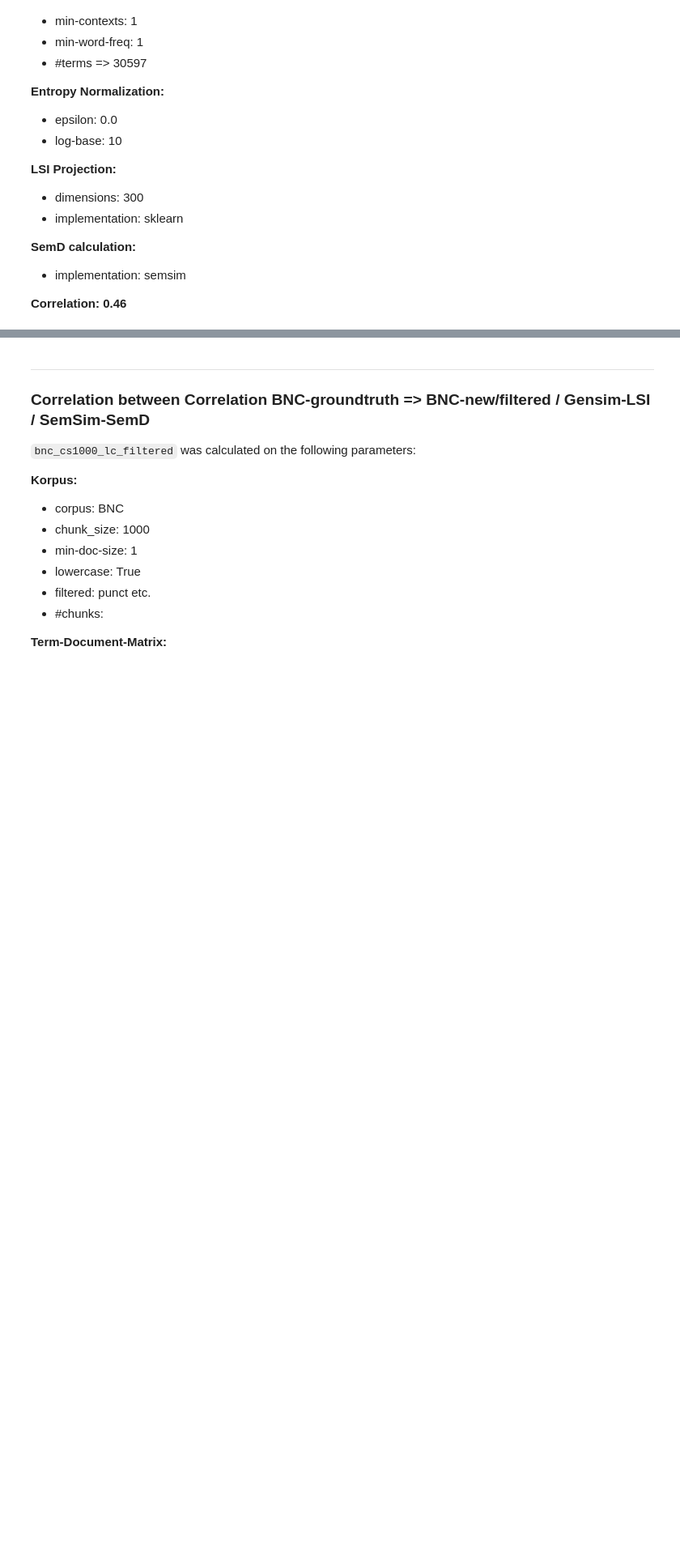
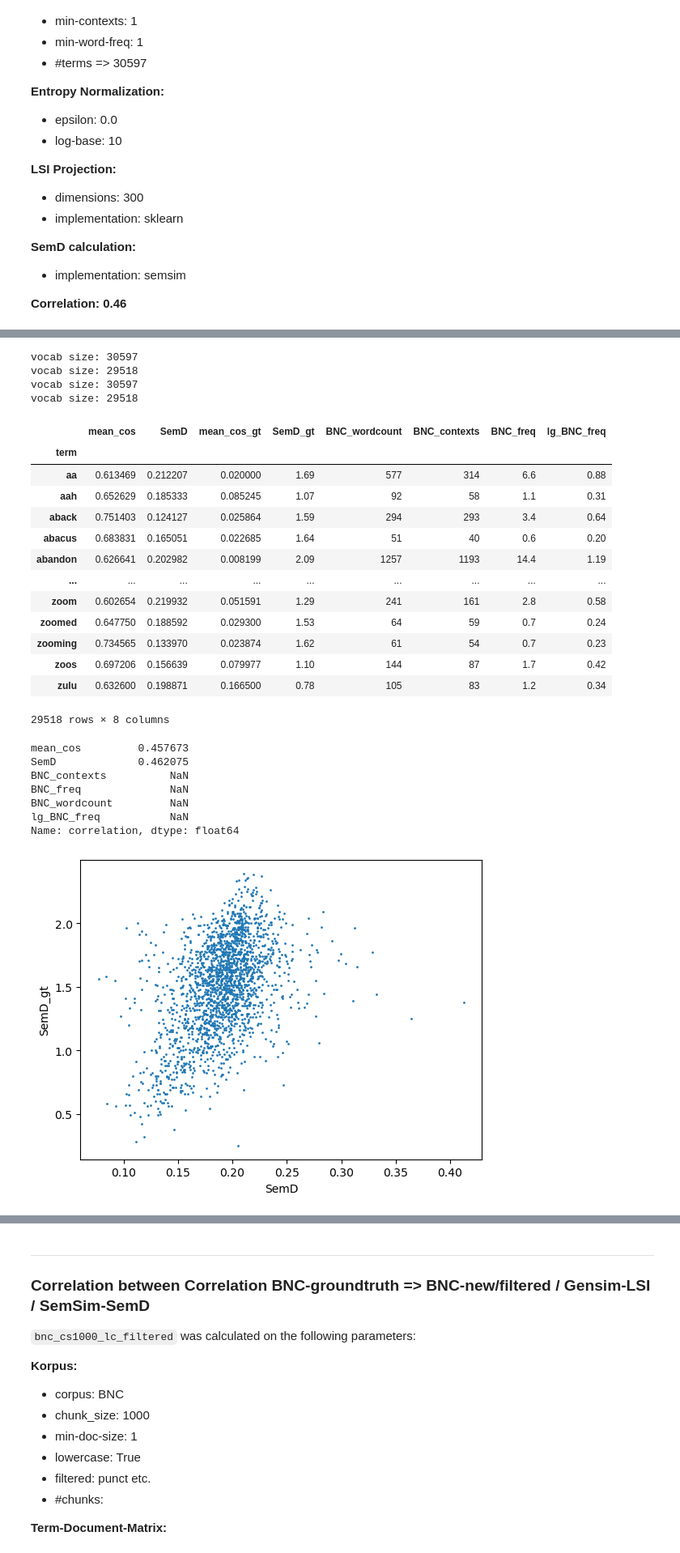
Before and after one commit to andifunke/semsim, a Jupyter notebook: notebooks/Compare_SemD_values.ipynb, the cells around one changed output, grey strips where cells are left out. Shown at 81% size. Drawn from its saved outputs; the diff is of its cells as text; code cells hidden in the pictures; blank space fills up the shorter version.

```diff
--- a/notebooks/Compare_SemD_values.ipynb
+++ b/notebooks/Compare_SemD_values.ipynb
@@ -8,8 +8,12 @@ def asint(x):
         return int(x)
     except:
         return 0
+
+data_dir = Path("../data/SemD")
 # %%
-gt1_file = '../data/out/SemD/13428_2012_278_MOESM1_ESM.csv'
+# Ground Truth A
+
+gt1_file = data_dir / '13428_2012_278_MOESM1_ESM.csv'
 gt1 = pd.read_csv(gt1_file, keep_default_na=False).sort_values('term')
 gt1 = gt1.set_index('term')
 gt1.BNC_contexts = gt1.BNC_contexts.map(asint).astype(int)
@@ -53,7 +59,6 @@ gt2
 27999 rows × 2 columns
 # %%
 def remove_semd_outlier(df_, outlier_threshold_sd=3):
-
     print(len(df_))
     semd_mean = df_.SemD.mean()
     semd_sd = df_.SemD.std() * outlier_threshold_sd
@@ -66,8 +71,6 @@ def remove_semd_outlier(df_, outlier_threshold_sd=3):
 
 
 def load_dfs(directory, file_name, local_gt, min_contexts=0, remove_outlier=False):
-    directory = Path(directory)
-
     try:
         stats_file = directory / 'entropy_transform.csv'
         stats = pd.read_csv(stats_file, sep='\t', keep_default_na=False)
@@ -125,7 +128,6 @@ def merge_dfs(directory, file_name, local_gt, min_contexts=0, remove_outlier=Fal
 
 
 def semd_correlation(directory, file_name, local_gt, min_contexts=0, remove_outlier=False):
-
     local_gt, semd = load_dfs(directory, file_name, local_gt, min_contexts, remove_outlier)
     display(semd.join(local_gt, rsuffix='_gt'))
 
@@ -133,9 +135,18 @@ def semd_correlation(directory, file_name, local_gt, min_contexts=0, remove_outl
     corr.name = 'correlation'
     return corr
 
+
 def scatterplot(directory, file_name, local_gt, min_contexts=0, remove_outlier=False):
     df_ = merge_dfs(directory, file_name, local_gt, min_contexts, remove_outlier)
-    df_.plot(kind='scatter', x='SemD',y='SemD_gt')
+    sample = df_.sample(2000)
+    sample.plot(kind='scatter', x='SemD', y='SemD_gt', s=1)
+
+
+def correlations(project, ground_truth, min_contexts=0, remove_outlier=False):
+    directory = data_dir / project
+    file_name = f"{project}.semd"
+    scatterplot(directory, file_name, ground_truth, min_contexts, remove_outlier)
+    return semd_correlation(directory, file_name, ground_truth, min_contexts, remove_outlier)
 # %% [markdown]
 ----
 
@@ -357,0 +183,29 @@ Name: correlation, dtype: float64
+# %%
+correlations('bnc_w_gt_terms', gt1)
+# %% [output]
+vocab size: 30597
+vocab size: 29518
+vocab size: 30597
+vocab size: 29518
+|  | mean_cos | SemD | mean_cos_gt | SemD_gt | BNC_wordcount | BNC_contexts | BNC_freq | lg_BNC_freq |
+| term |  |  |  |  |  |  |  |  |
+| aa | 0.613469 | 0.212207 | 0.020000 | 1.69 | 577 | 314 | 6.6 | 0.88 |
+| aah | 0.652629 | 0.185333 | 0.085245 | 1.07 | 92 | 58 | 1.1 | 0.31 |
+| aback | 0.751403 | 0.124127 | 0.025864 | 1.59 | 294 | 293 | 3.4 | 0.64 |
+| abacus | 0.683831 | 0.165051 | 0.022685 | 1.64 | 51 | 40 | 0.6 | 0.20 |
+| abandon | 0.626641 | 0.202982 | 0.008199 | 2.09 | 1257 | 1193 | 14.4 | 1.19 |
+| ... | ... | ... | ... | ... | ... | ... | ... | ... |
+| zoom | 0.602654 | 0.219932 | 0.051591 | 1.29 | 241 | 161 | 2.8 | 0.58 |
+| zoomed | 0.647750 | 0.188592 | 0.029300 | 1.53 | 64 | 59 | 0.7 | 0.24 |
+| zooming | 0.734565 | 0.133970 | 0.023874 | 1.62 | 61 | 54 | 0.7 | 0.23 |
+| zoos | 0.697206 | 0.156639 | 0.079977 | 1.10 | 144 | 87 | 1.7 | 0.42 |
+| zulu | 0.632600 | 0.198871 | 0.166500 | 0.78 | 105 | 83 | 1.2 | 0.34 |
+29518 rows × 8 columns
+mean_cos         0.457673
+SemD             0.462075
+BNC_contexts          NaN
+BNC_freq              NaN
+BNC_wordcount         NaN
+lg_BNC_freq           NaN
+Name: correlation, dtype: float64
+[figure, added]
```
Also changed, not shown: parts of 64 cells of this notebook, 1 other file.
